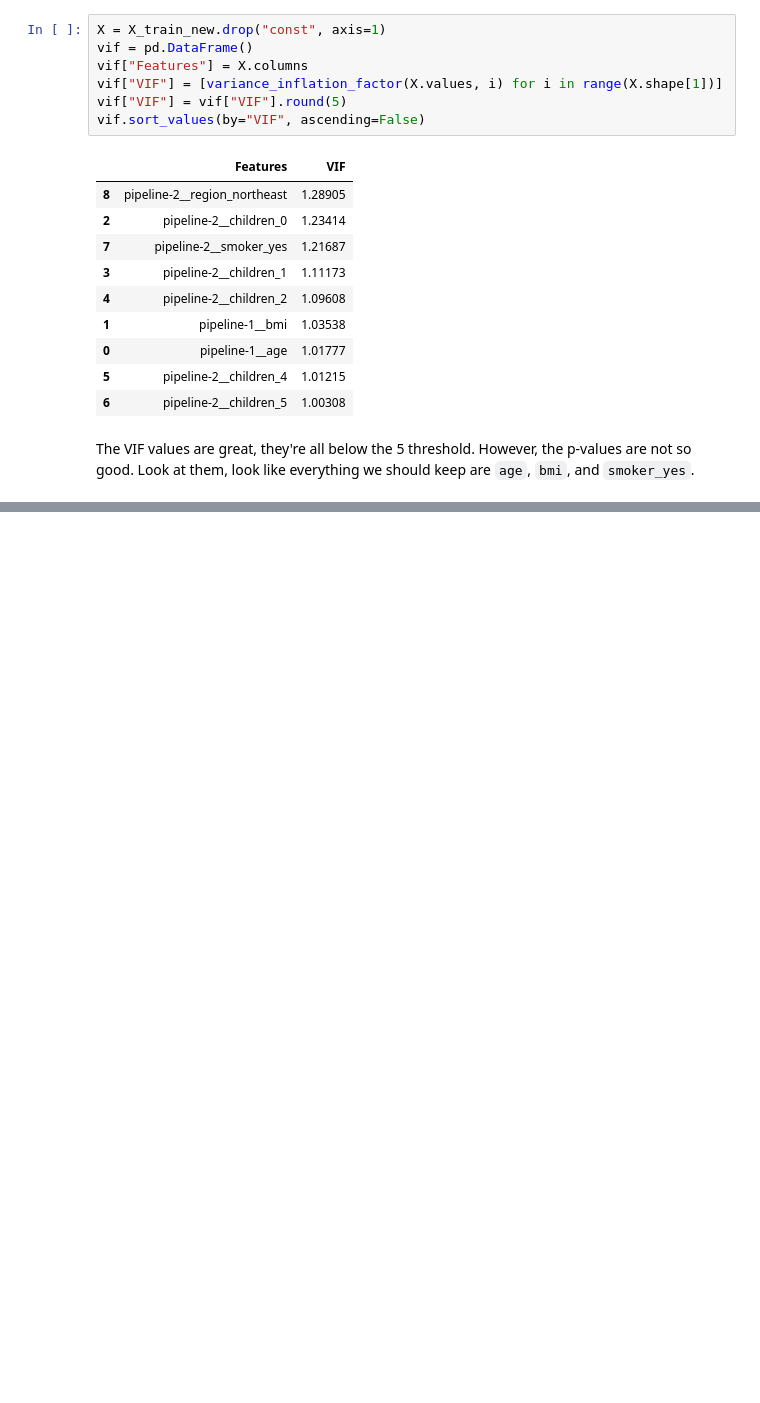
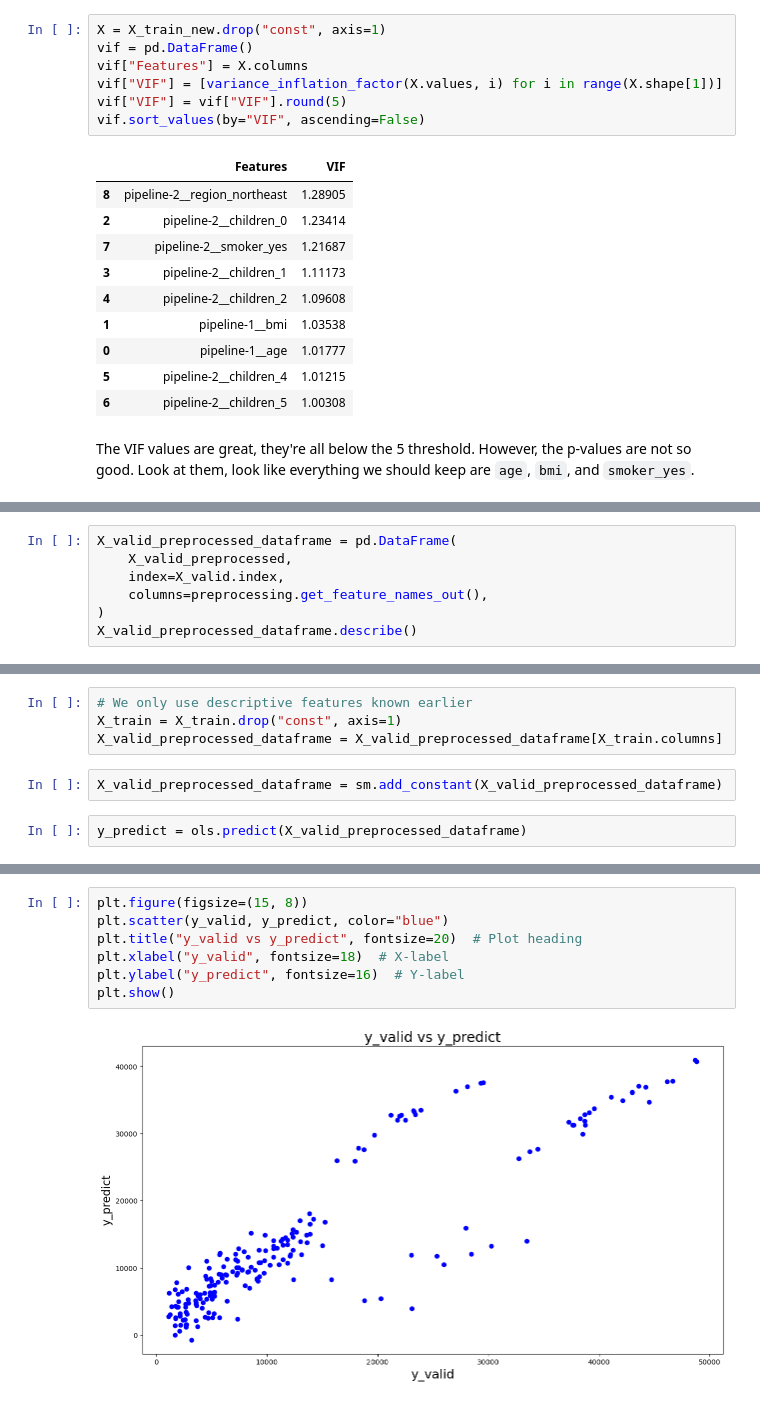
Before and after one commit to tandao0909/optimization-in-finance, a Jupyter notebook: finance.ipynb, the cells around one changed output, grey strips where cells are left out. Saved outputs shown, nothing was run; the diff lists cells and outputs as text; blank space fills up the shorter version.

```diff
--- a/finance.ipynb
+++ b/finance.ipynb
@@ -308,0 +368,7 @@ The VIF values are great, they're all below the 5 threshold. However, the p-valu
+# %%
+X_valid_preprocessed_dataframe = pd.DataFrame(
+    X_valid_preprocessed,
+    index=X_valid.index,
+    columns=preprocessing.get_feature_names_out(),
+)
+X_valid_preprocessed_dataframe.describe()
@@ -308,0 +385,8 @@ The VIF values are great, they're all below the 5 threshold. However, the p-valu
+# %%
+# We only use descriptive features known earlier
+X_train = X_train.drop("const", axis=1)
+X_valid_preprocessed_dataframe = X_valid_preprocessed_dataframe[X_train.columns]
+# %%
+X_valid_preprocessed_dataframe = sm.add_constant(X_valid_preprocessed_dataframe)
+# %%
+y_predict = ols.predict(X_valid_preprocessed_dataframe)
@@ -308,0 +409,9 @@ The VIF values are great, they're all below the 5 threshold. However, the p-valu
+# %%
+plt.figure(figsize=(15, 8))
+plt.scatter(y_valid, y_predict, color="blue")
+plt.title("y_valid vs y_predict", fontsize=20)  # Plot heading
+plt.xlabel("y_valid", fontsize=18)  # X-label
+plt.ylabel("y_predict", fontsize=16)  # Y-label
+plt.show()
+# %% [output]
+[figure, added]
```
Also changed, not shown: parts of 15 cells of this notebook.
